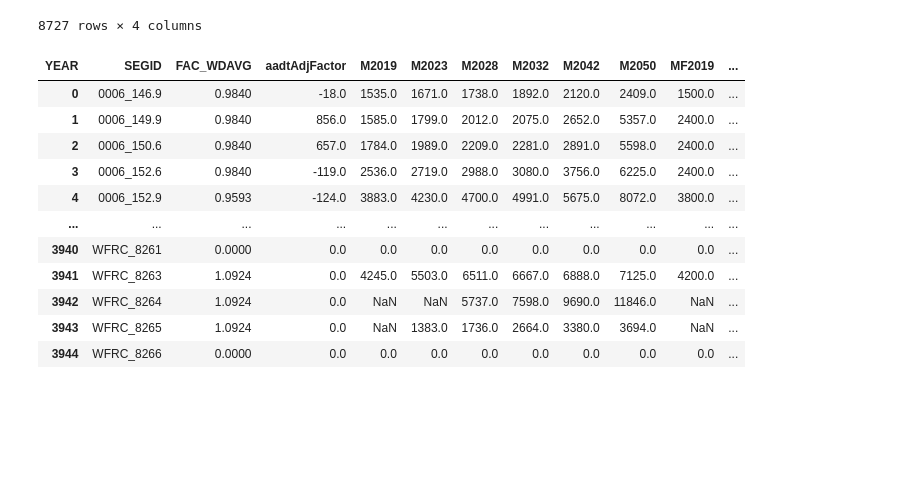
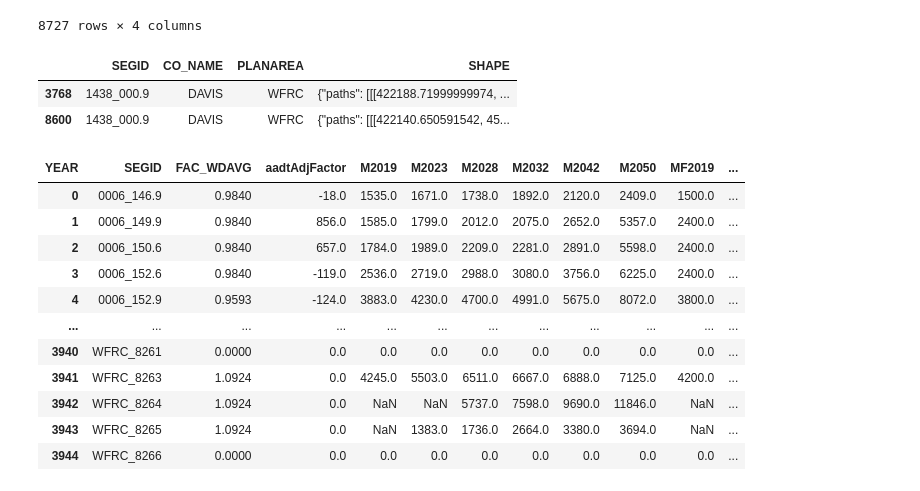
Before and after one commit to WFRCAnalytics/Traffic-Volume-Forecasts, a Jupyter notebook: 4-Prepare-Forecast-App-Data.ipynb, the cells around one changed output. Saved outputs shown, nothing was run; the diff lists cells and outputs as text; code cells hidden in the pictures; blank space fills up the shorter version.

```diff
--- a/4-Prepare-Forecast-App-Data.ipynb
+++ b/4-Prepare-Forecast-App-Data.ipynb
@@ -235,6 +236,12 @@ display(sdfSegments)
 | 8725 | UTA_7328 |  | WFRC | {"paths": [[[415002.73054989125, ... |
 | 8726 | 2322_004.5 |  |  | {"paths": [[[426966.00000000006, ... |
 8727 rows × 4 columns
+# %%
+sdfSegments[sdfSegments['SEGID']=='1438_000.9']
+# %% [output]
+|  | SEGID | CO_NAME | PLANAREA | SHAPE |
+| 3768 | 1438_000.9 | DAVIS | WFRC | {"paths": [[[422188.71999999974, ... |
+| 8600 | 1438_000.9 | DAVIS | WFRC | {"paths": [[[422140.650591542, 45... |
 # %%
 # export segment JSON
 
```
Also changed, not shown: parts of 8 cells of this notebook.
